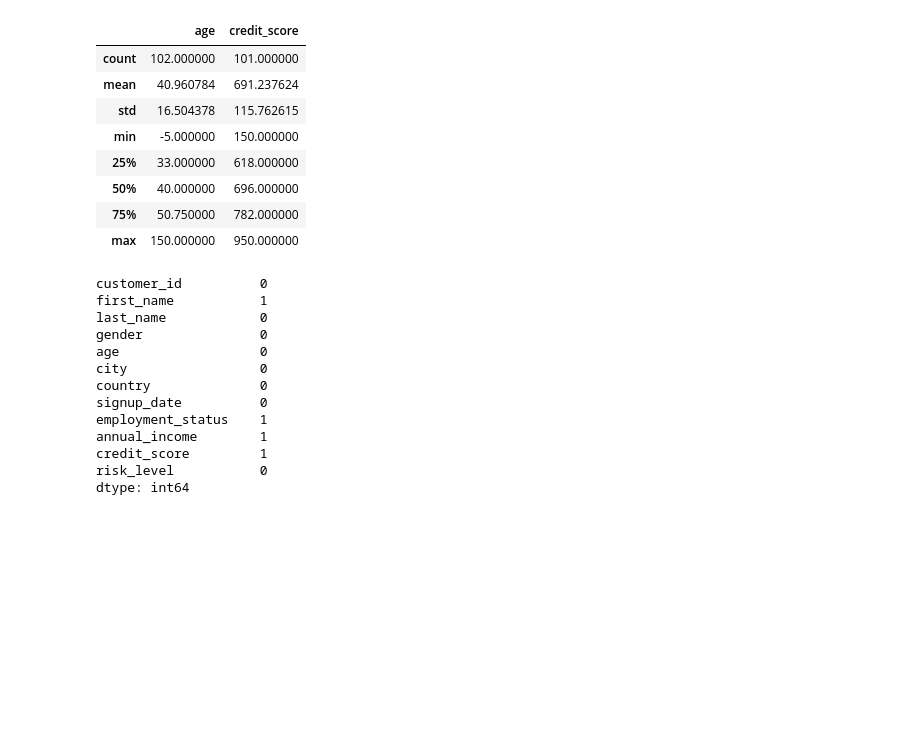
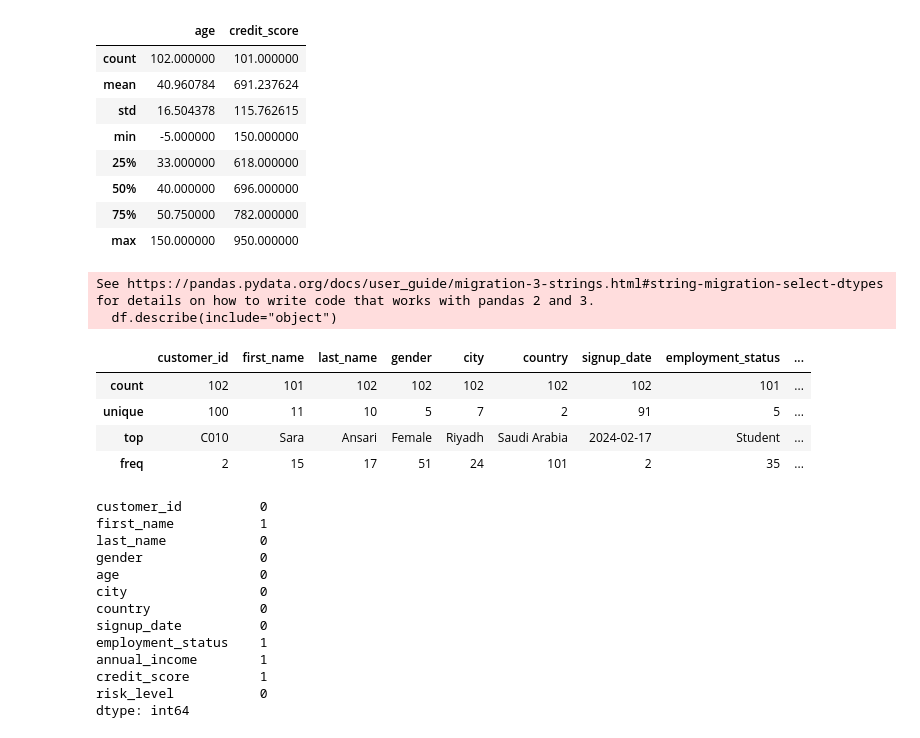
Before and after one commit to Maryamfaisalz/finpay-data-analytics-roadmap, a Jupyter notebook: pandas/day01_data_inspection1.ipynb, the cells around one changed output. Cells and saved outputs as stored; diff of their text form; code cells hidden in the pictures; blank space fills up the shorter version.

```diff
--- a/pandas/day01_data_inspection1.ipynb
+++ b/pandas/day01_data_inspection1.ipynb
@@ -105,6 +105,17 @@ df.describe()
 | 50% | 40.000000 | 696.000000 |
 | 75% | 50.750000 | 782.000000 |
 | max | 150.000000 | 950.000000 |
+# %%
+#Summary statistics for text columns
+df.describe(include="object")
+# %% [output]
+See https://pandas.pydata.org/docs/user_guide/migration-3-strings.html#string-migration-select-dtypes for details on how to write code that works with pandas 2 and 3.
+  df.describe(include="object")
+|  | customer_id | first_name | last_name | gender | city | country | signup_date | employment_status | ... |
+| count | 102 | 101 | 102 | 102 | 102 | 102 | 102 | 101 | ... |
+| unique | 100 | 11 | 10 | 5 | 7 | 2 | 91 | 5 | ... |
+| top | C010 | Sara | Ansari | Female | Riyadh | Saudi Arabia | 2024-02-17 | Student | ... |
+| freq | 2 | 15 | 17 | 51 | 24 | 101 | 2 | 35 | ... |
 # %%
 #Check missing values
 df.isnull().sum()
```
Also changed, not shown: parts of 39 cells of this notebook.
